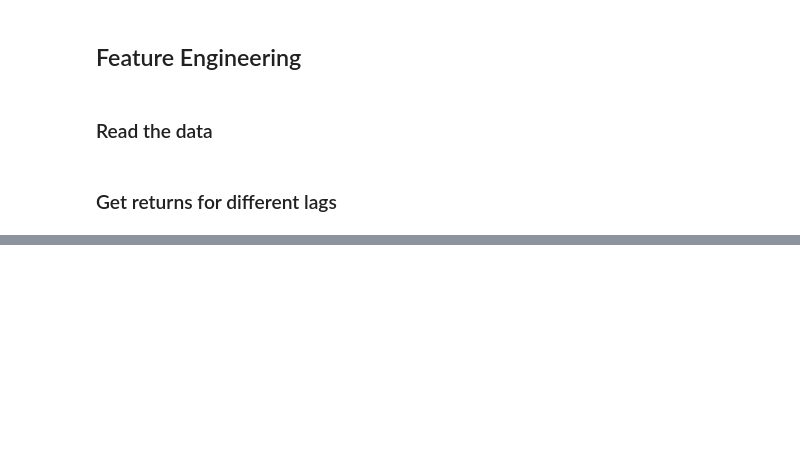
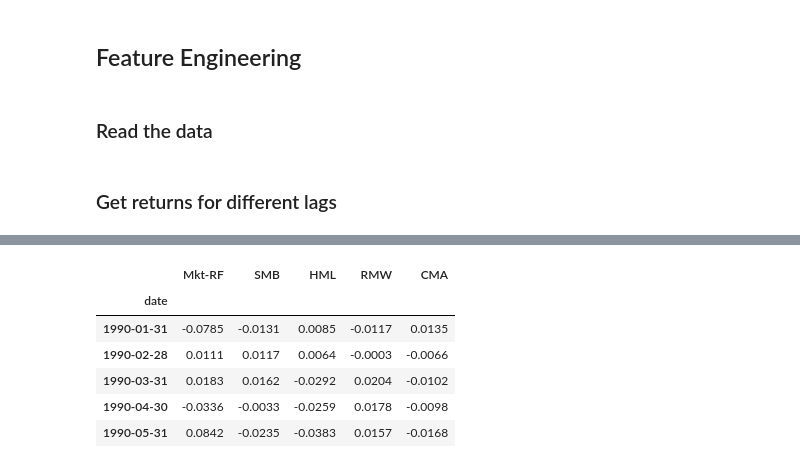
Before and after one commit to ansingh16/ML_trading, a Jupyter notebook: Feature_Engineering.ipynb, the cells around one changed output, grey strips where cells are left out. Cells and saved outputs as stored; diff of their text form; code cells hidden in the pictures; blank space fills up the shorter version.

```diff
--- a/Feature_Engineering.ipynb
+++ b/Feature_Engineering.ipynb
@@ -63,0 +128,20 @@ assert stocks_prices.shape[1] == stocks_meta.shape[0]
+# %%
+# download the data
+
+fema = ['Mkt-RF', 'SMB', 'HML', 'RMW', 'CMA']
+fema_data = pdr.DataReader('F-F_Research_Data_5_Factors_2x3', 'famafrench', start='1990')[0].drop('RF', axis=1)
+
+# make index DatetimeIndex to sample Monthly
+fema_data.index = fema_data.index.to_timestamp()
+fema_data = fema_data.resample('M').last().div(100)
+fema_data.index.name = 'date'
+
+fema_data.head()
+# %% [output]
+|  | Mkt-RF | SMB | HML | RMW | CMA |
+| date |  |  |  |  |  |
+| 1990-01-31 | -0.0785 | -0.0131 | 0.0085 | -0.0117 | 0.0135 |
+| 1990-02-28 | 0.0111 | 0.0117 | 0.0064 | -0.0003 | -0.0066 |
+| 1990-03-31 | 0.0183 | 0.0162 | -0.0292 | 0.0204 | -0.0102 |
+| 1990-04-30 | -0.0336 | -0.0033 | -0.0259 | 0.0178 | -0.0098 |
+| 1990-05-31 | 0.0842 | -0.0235 | -0.0383 | 0.0157 | -0.0168 |
```
Also changed, not shown: parts of 10 cells of this notebook.
